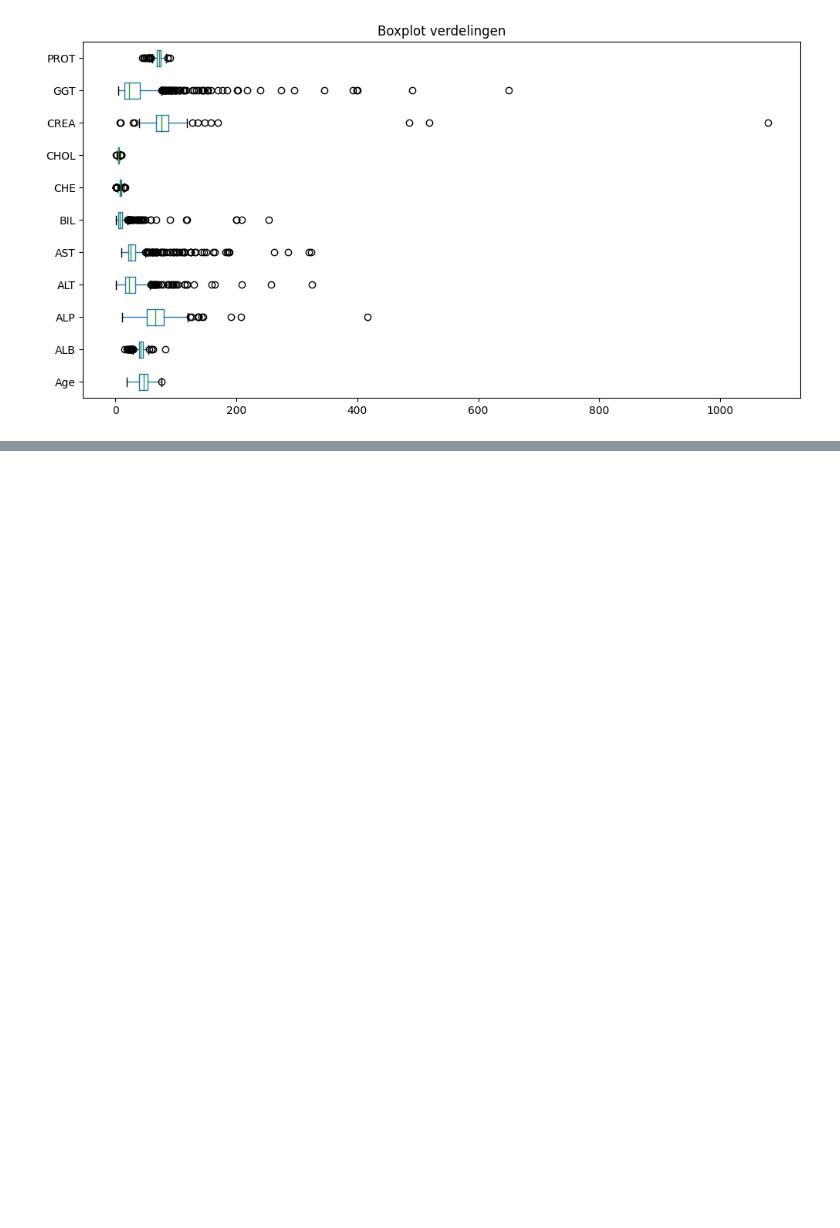
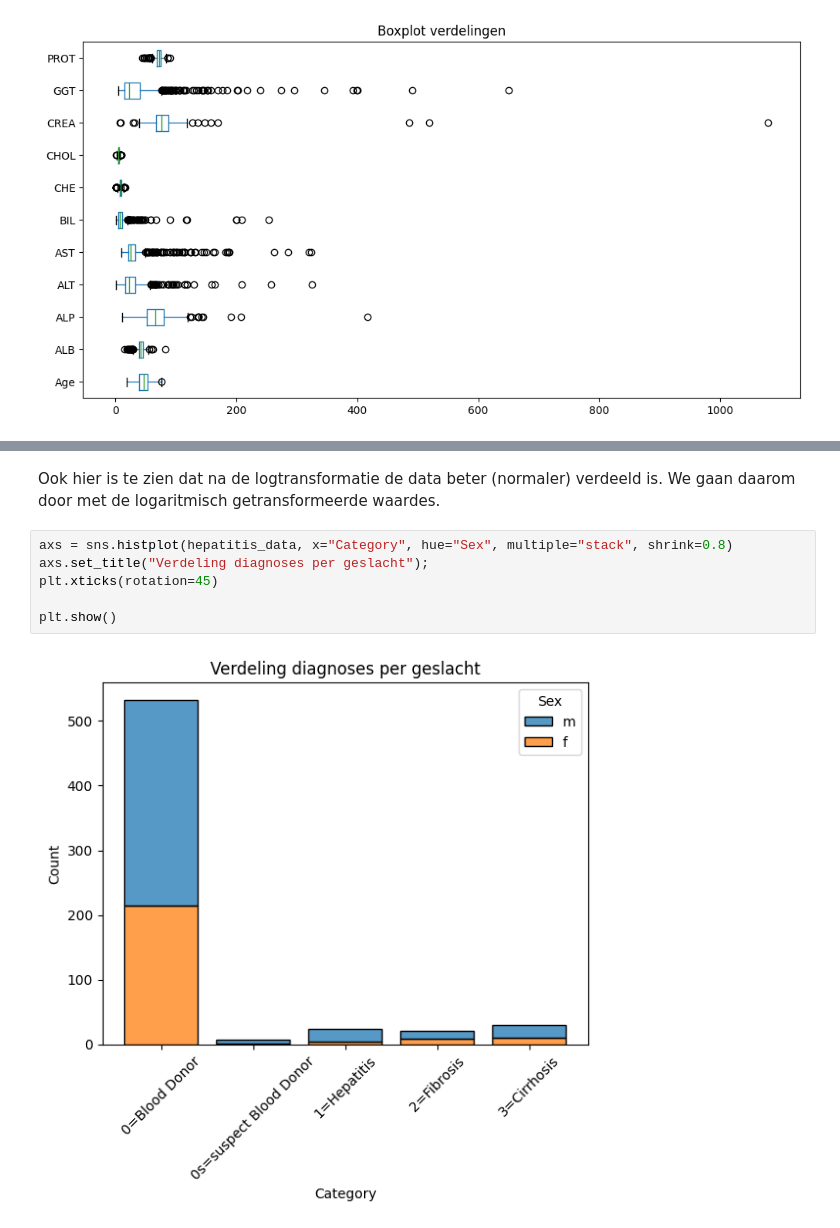
Before and after one commit to DemiOever/Machine_learning, a Jupyter notebook: EDA_hepatitis_C.ipynb, the cells around one changed output, grey strips where cells are left out. Saved outputs shown, nothing was run; the diff lists cells and outputs as text; blank space fills up the shorter version.

```diff
--- a/EDA_hepatitis_C.ipynb
+++ b/EDA_hepatitis_C.ipynb
@@ -120,0 +148,10 @@ axs.set_title("Boxplot verdelingen");
+# %% [markdown]
+Ook hier is te zien dat na de logtransformatie de data beter (normaler) verdeeld is. We gaan daarom door met de logaritmisch getransformeerde waardes.
+# %%
+axs = sns.histplot(hepatitis_data, x="Category", hue="Sex", multiple="stack", shrink=0.8)
+axs.set_title("Verdeling diagnoses per geslacht");
+plt.xticks(rotation=45)
+
+plt.show()
+# %% [output]
+[figure, added]
```
Also changed, not shown: parts of 9 cells of this notebook.
